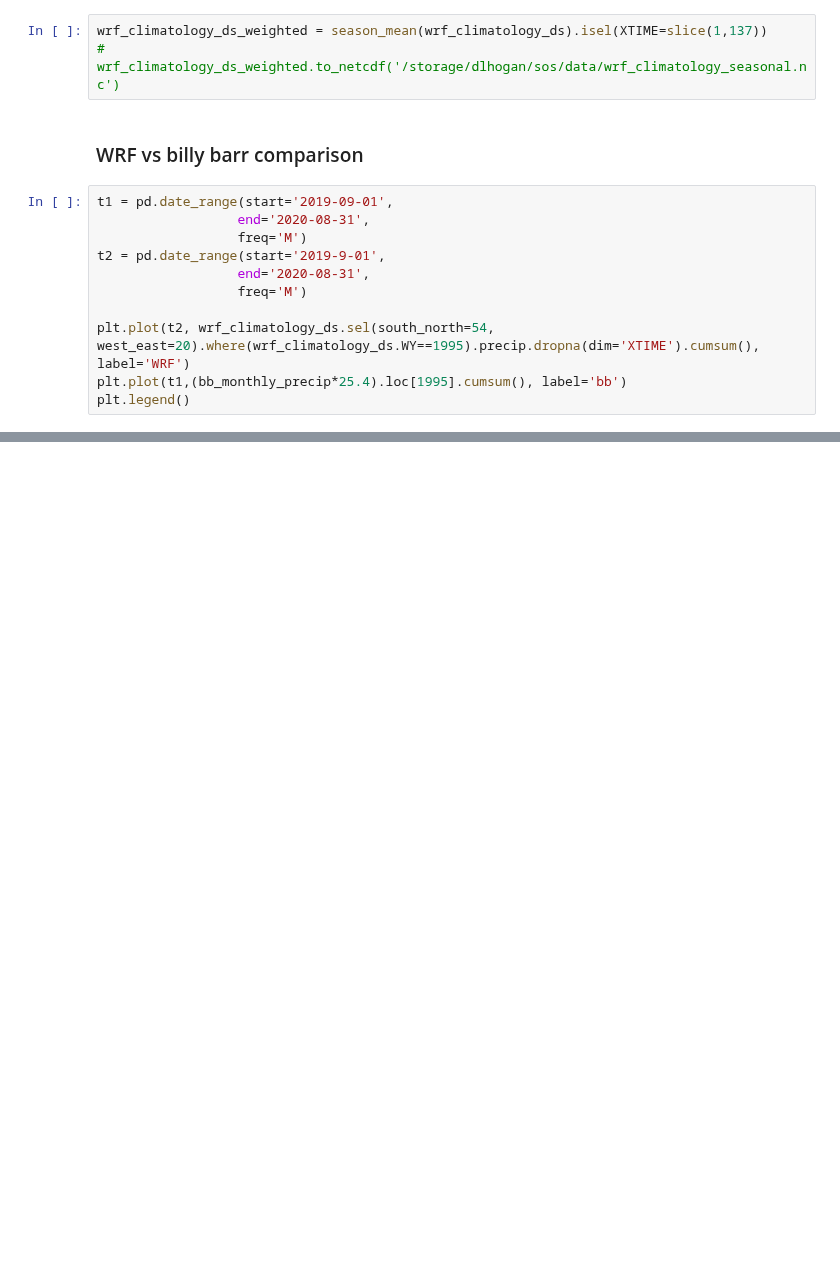
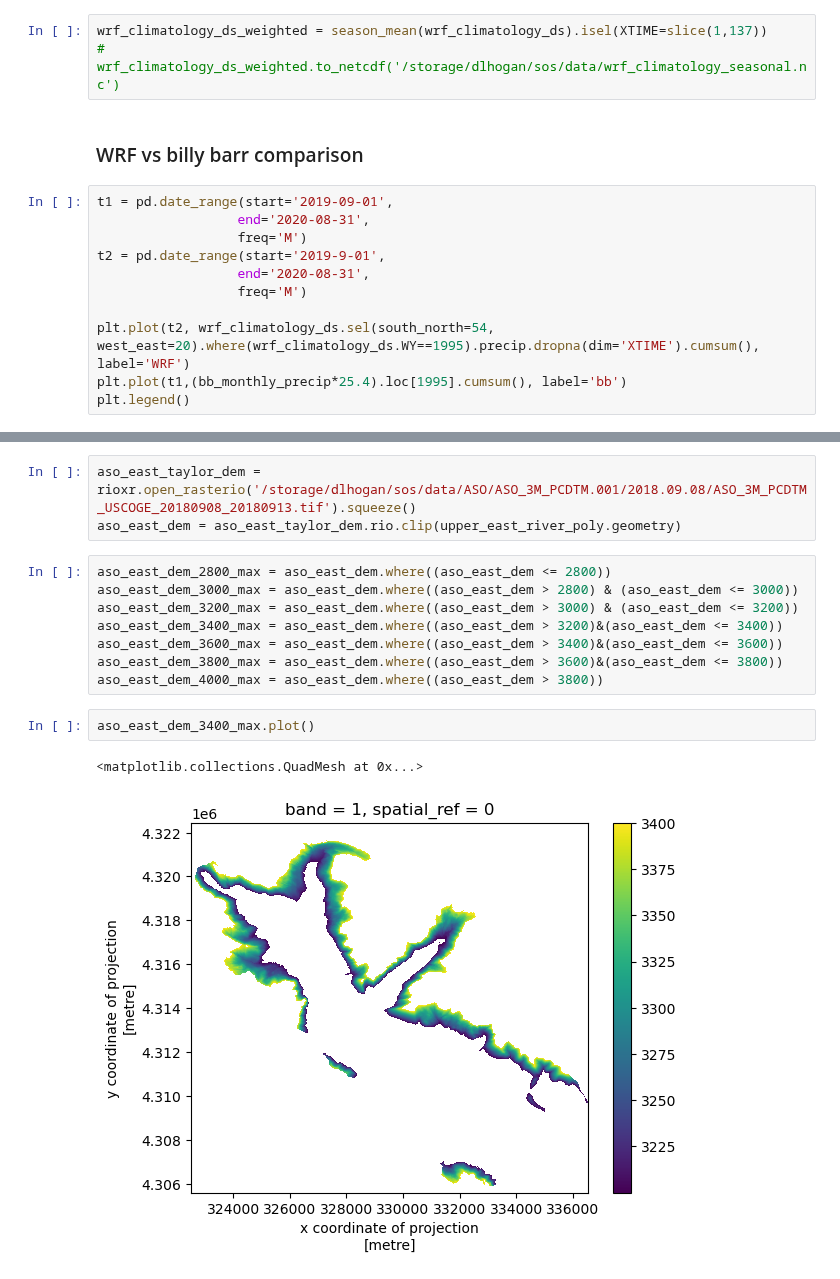
Before and after one commit to dlhogan97/Spring-Precipitation-Effect-CO-River, a Jupyter notebook: notebooks/WRF_ET_basin_anomalies.ipynb, the cells around one changed output, grey strips where cells are left out. Saved outputs shown, nothing was run; the diff lists cells and outputs as text; blank space fills up the shorter version.

```diff
--- a/notebooks/WRF_ET_basin_anomalies.ipynb
+++ b/notebooks/WRF_ET_basin_anomalies.ipynb
@@ -352,0 +307,16 @@ array([[ nan,  nan,  nan,  nan,  98.,  97.,  97.,  97.,  97.,  nan,  nan,
+# %%
+aso_east_taylor_dem = rioxr.open_rasterio('/storage/dlhogan/sos/data/ASO/ASO_3M_PCDTM.001/2018.09.08/ASO_3M_PCDTM_USCOGE_20180908_20180913.tif').squeeze()
+aso_east_dem = aso_east_taylor_dem.rio.clip(upper_east_river_poly.geometry)
+# %%
+aso_east_dem_2800_max = aso_east_dem.where((aso_east_dem <= 2800))
+aso_east_dem_3000_max = aso_east_dem.where((aso_east_dem > 2800) & (aso_east_dem <= 3000))
+aso_east_dem_3200_max = aso_east_dem.where((aso_east_dem > 3000) & (aso_east_dem <= 3200))
+aso_east_dem_3400_max = aso_east_dem.where((aso_east_dem > 3200)&(aso_east_dem <= 3400))
+aso_east_dem_3600_max = aso_east_dem.where((aso_east_dem > 3400)&(aso_east_dem <= 3600))
+aso_east_dem_3800_max = aso_east_dem.where((aso_east_dem > 3600)&(aso_east_dem <= 3800))
+aso_east_dem_4000_max = aso_east_dem.where((aso_east_dem > 3800))
+# %%
+aso_east_dem_3400_max.plot()
+# %% [output]
+<matplotlib.collections.QuadMesh at 0x...>
+[figure, added]
```
Also changed, not shown: parts of 8 cells of this notebook, 2 other files.
